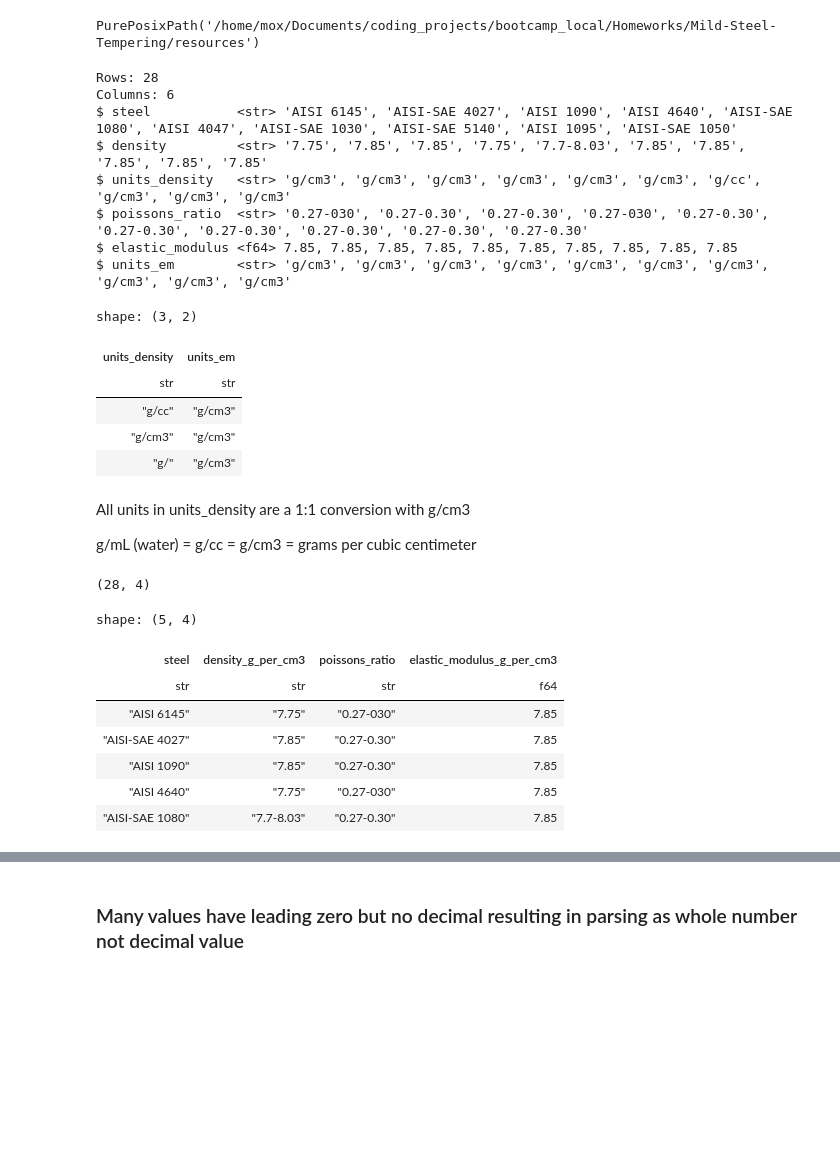
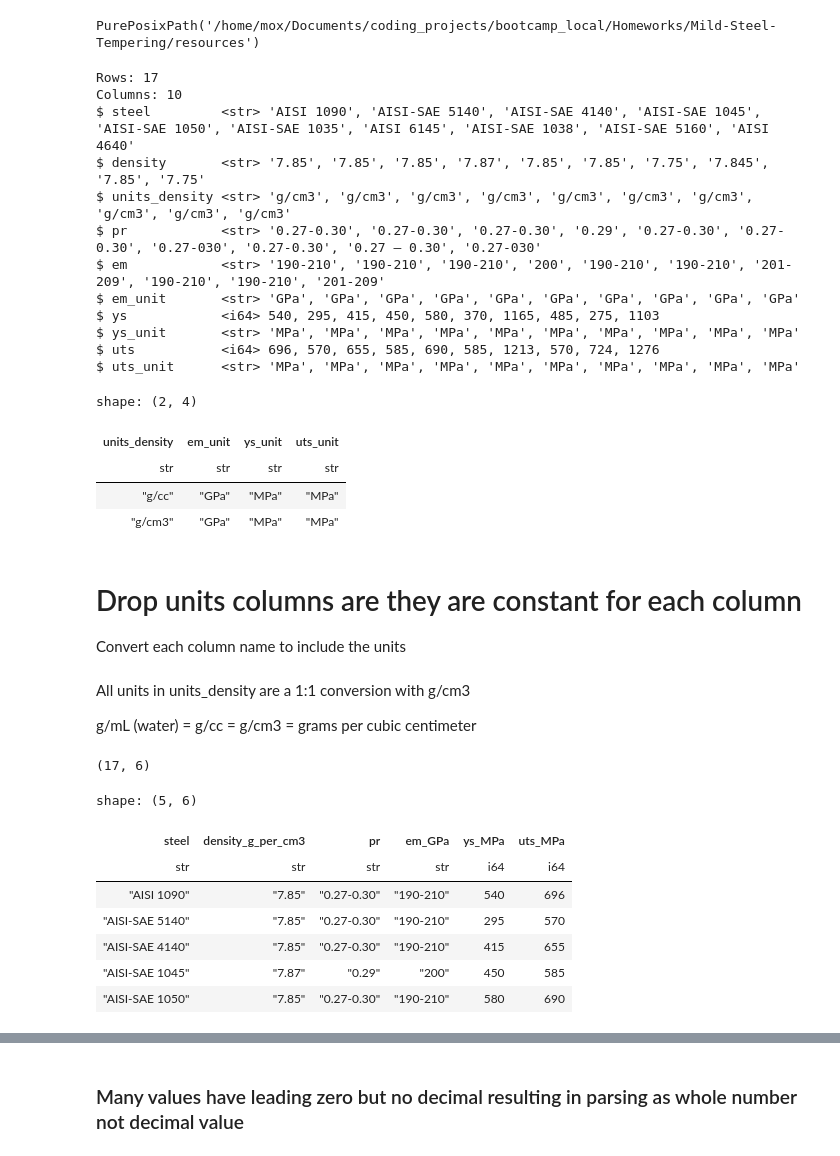
Before and after one commit to Nate-Sheibley/Mild-Steel-Tempering, a Jupyter notebook: 3-AZoM-scraped_additional_processing.ipynb, the cells around one changed output, grey strips where cells are left out. Cells and saved outputs as stored; diff of their text form; code cells hidden in the pictures; blank space fills up the shorter version.

Commit message:
finished processing of AZoM scraped data

```diff
--- a/3-AZoM-scraped_additional_processing.ipynb
+++ b/3-AZoM-scraped_additional_processing.ipynb
@@ -18,27 +18,34 @@ resources_path
 # %% [output]
 PurePosixPath('/home/mox/Documents/coding_projects/bootcamp_local/Homeworks/Mild-Steel-Tempering/resources')
 # %%
-data_path = f"{resources_path}/scraped_properties.csv"
+data_path = f"{resources_path}/AZoM_scraped_properties.csv"
 df_scraped = pl.read_csv(data_path)
 df_scraped.glimpse()
 # %% [output]
-Rows: 28
-Columns: 6
-$ steel           <str> 'AISI 6145', 'AISI-SAE 4027', 'AISI 1090', 'AISI 4640', 'AISI-SAE 1080', 'AISI 4047', 'AISI-SAE 1030', 'AISI-SAE 5140', 'AISI 1095', 'AISI-SAE 1050'
-$ density         <str> '7.75', '7.85', '7.85', '7.75', '7.7-8.03', '7.85', '7.85', '7.85', '7.85', '7.85'
-$ units_density   <str> 'g/cm3', 'g/cm3', 'g/cm3', 'g/cm3', 'g/cm3', 'g/cm3', 'g/cc', 'g/cm3', 'g/cm3', 'g/cm3'
-$ poissons_ratio  <str> '0.27-030', '0.27-0.30', '0.27-0.30', '0.27-030', '0.27-0.30', '0.27-0.30', '0.27-0.30', '0.27-0.30', '0.27-0.30', '0.27-0.30'
-$ elastic_modulus <f64> 7.85, 7.85, 7.85, 7.85, 7.85, 7.85, 7.85, 7.85, 7.85, 7.85
-$ units_em        <str> 'g/cm3', 'g/cm3', 'g/cm3', 'g/cm3', 'g/cm3', 'g/cm3', 'g/cm3', 'g/cm3', 'g/cm3', 'g/cm3'
+Rows: 17
+Columns: 10
+$ steel         <str> 'AISI 1090', 'AISI-SAE 5140', 'AISI-SAE 4140', 'AISI-SAE 1045', 'AISI-SAE 1050', 'AISI-SAE 1035', 'AISI 6145', 'AISI-SAE 1038', 'AISI-SAE 5160', 'AISI 4640'
+$ density       <str> '7.85', '7.85', '7.85', '7.87', '7.85', '7.85', '7.75', '7.845', '7.85', '7.75'
+$ units_density <str> 'g/cm3', 'g/cm3', 'g/cm3', 'g/cm3', 'g/cm3', 'g/cm3', 'g/cm3', 'g/cm3', 'g/cm3', 'g/cm3'
+$ pr            <str> '0.27-0.30', '0.27-0.30', '0.27-0.30', '0.29', '0.27-0.30', '0.27-0.30', '0.27-030', '0.27-0.30', '0.27 – 0.30', '0.27-030'
+$ em            <str> '190-210', '190-210', '190-210', '200', '190-210', '190-210', '201-209', '190-210', '190-210', '201-209'
+$ em_unit       <str> 'GPa', 'GPa', 'GPa', 'GPa', 'GPa', 'GPa', 'GPa', 'GPa', 'GPa', 'GPa'
+$ ys            <i64> 540, 295, 415, 450, 580, 370, 1165, 485, 275, 1103
+$ ys_unit       <str> 'MPa', 'MPa', 'MPa', 'MPa', 'MPa', 'MPa', 'MPa', 'MPa', 'MPa', 'MPa'
+$ uts           <i64> 696, 570, 655, 585, 690, 585, 1213, 570, 724, 1276
+$ uts_unit      <str> 'MPa', 'MPa', 'MPa', 'MPa', 'MPa', 'MPa', 'MPa', 'MPa', 'MPa', 'MPa'
 # %%
-df_scraped.select(['units_density', 'units_em']).unique()
+df_scraped.select(['units_density', 'em_unit', "ys_unit", "uts_unit"]).unique()
 # %% [output]
-shape: (3, 2)
+shape: (2, 4)
-| units_density | units_em |
-| str | str |
-| "g/cc" | "g/cm3" |
-| "g/cm3" | "g/cm3" |
-| "g/" | "g/cm3" |
+| units_density | em_unit | ys_unit | uts_unit |
+| str | str | str | str |
+| "g/cc" | "GPa" | "MPa" | "MPa" |
+| "g/cm3" | "GPa" | "MPa" | "MPa" |
+# %% [markdown]
+# Drop units columns are they are constant for each column
+
+Convert each column name to include the units
 # %% [markdown]
 All units in units_density are a 1:1 conversion with g/cm3
 
@@ -46,22 +53,26 @@ g/mL (water) = g/cc = g/cm3 = grams per cubic centimeter
 # %%
 df_scraped_unit_header = df_scraped.select(['steel',
                                             'density',
-                                            'poissons_ratio',
-                                            'elastic_modulus']).rename({'density' : 'density_g_per_cm3',
-                                                                        'elastic_modulus' : 'elastic_modulus_g_per_cm3'})
+                                            'pr',
+                                            'em',
+                                            'ys',
+                                            'uts']).rename({'density' : 'density_g_per_cm3',
+                                                                        'em' : 'em_GPa',
+                                                                        'ys' : 'ys_MPa',
+                                                                        'uts' : 'uts_MPa'})
 
 print(df_scraped_unit_header.shape)
 df_scraped_unit_header.head()
 # %% [output]
-(28, 4)
+(17, 6)
-shape: (5, 4)
+shape: (5, 6)
-| steel | density_g_per_cm3 | poissons_ratio | elastic_modulus_g_per_cm3 |
-| str | str | str | f64 |
-| "AISI 6145" | "7.75" | "0.27-030" | 7.85 |
-| "AISI-SAE 4027" | "7.85" | "0.27-0.30" | 7.85 |
-| "AISI 1090" | "7.85" | "0.27-0.30" | 7.85 |
-| "AISI 4640" | "7.75" | "0.27-030" | 7.85 |
-| "AISI-SAE 1080" | "7.7-8.03" | "0.27-0.30" | 7.85 |
+| steel | density_g_per_cm3 | pr | em_GPa | ys_MPa | uts_MPa |
+| str | str | str | str | i64 | i64 |
+| "AISI 1090" | "7.85" | "0.27-0.30" | "190-210" | 540 | 696 |
+| "AISI-SAE 5140" | "7.85" | "0.27-0.30" | "190-210" | 295 | 570 |
+| "AISI-SAE 4140" | "7.85" | "0.27-0.30" | "190-210" | 415 | 655 |
+| "AISI-SAE 1045" | "7.87" | "0.29" | "200" | 450 | 585 |
+| "AISI-SAE 1050" | "7.85" | "0.27-0.30" | "190-210" | 580 | 690 |
 # %%
 df_scraped_unit_header.describe()
 # %% [output]
```
Also changed, not shown: parts of 6 cells of this notebook, 3 other files.
